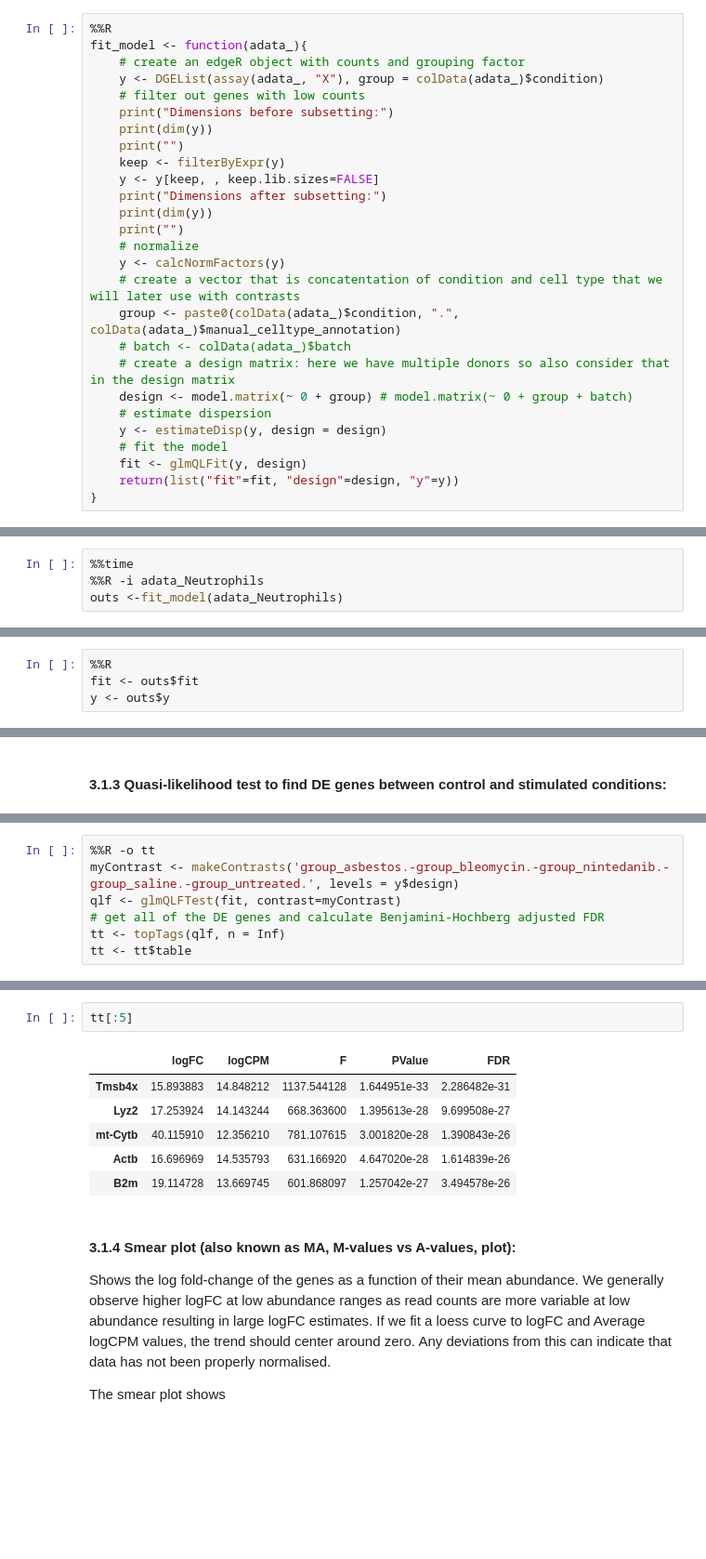
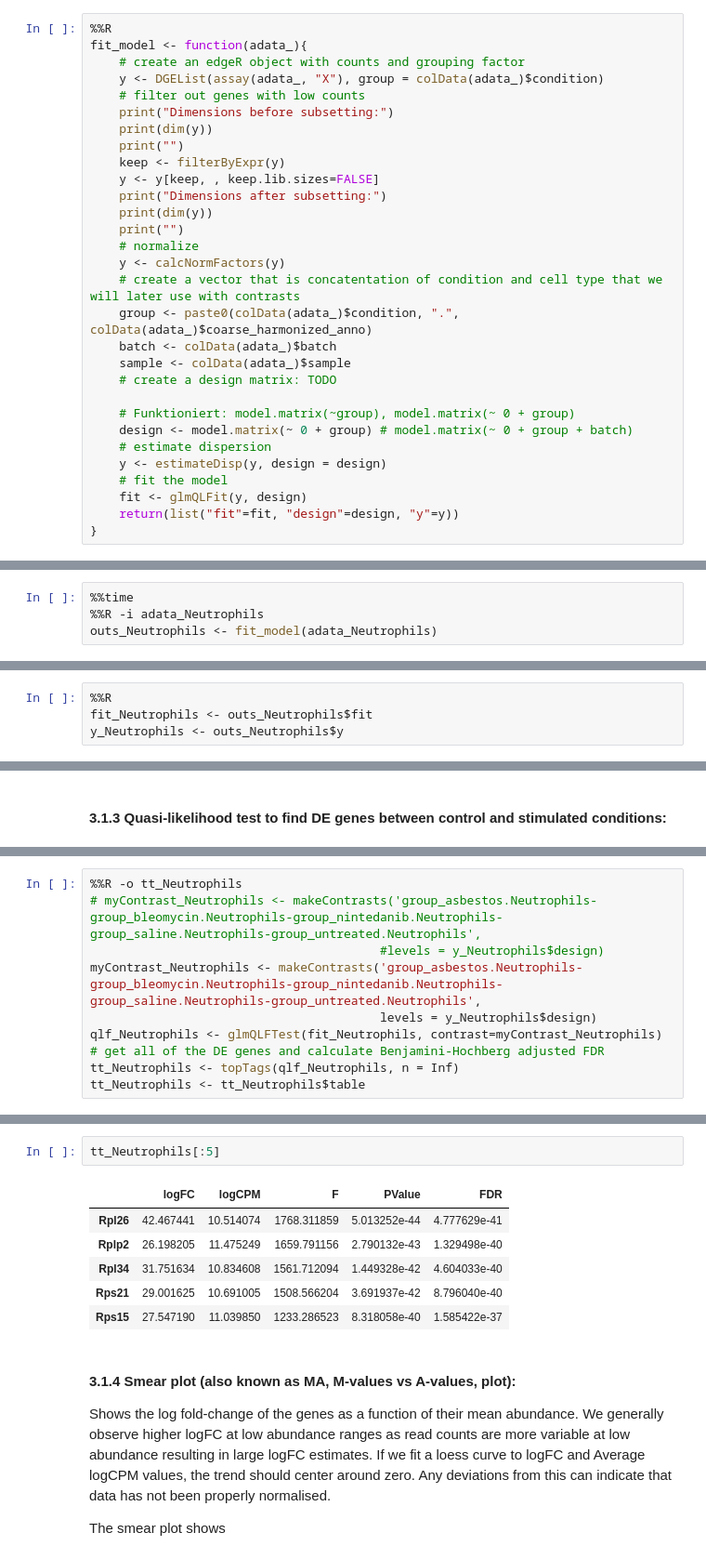
Before and after one commit to lueckenlab/masterpraktikum_fibrosis_atlas, a Jupyter notebook: notebooks/differential_gene_expression_analysis/DiffEx_edgeR_py.ipynb, the cells around one changed output, grey strips where cells are left out. Shown at 93% size. Drawn from its saved outputs; the diff is of its cells as text; blank space fills up the shorter version.

```diff
--- a/notebooks/differential_gene_expression_analysis/DiffEx_edgeR_py.ipynb
+++ b/notebooks/differential_gene_expression_analysis/DiffEx_edgeR_py.ipynb
@@ -72,9 +72,12 @@ fit_model <- function(adata_){
     # normalize
     y <- calcNormFactors(y)
     # create a vector that is concatentation of condition and cell type that we will later use with contrasts
-    group <- paste0(colData(adata_)$condition, ".", colData(adata_)$manual_celltype_annotation)
-    # batch <- colData(adata_)$batch
-    # create a design matrix: here we have multiple donors so also consider that in the design matrix
+    group <- paste0(colData(adata_)$condition, ".", colData(adata_)$coarse_harmonized_anno)
+    batch <- colData(adata_)$batch
+    sample <- colData(adata_)$sample
+    # create a design matrix: TODO
+
+    # Funktioniert: model.matrix(~group), model.matrix(~ 0 + group)
     design <- model.matrix(~ 0 + group) # model.matrix(~ 0 + group + batch)
     # estimate dispersion
     y <- estimateDisp(y, design = design)
@@ -110,7 +113,7 @@ adata_Neutrophils.obs_names = [
 # %%
 %%time
 %%R -i adata_Neutrophils
-outs <-fit_model(adata_Neutrophils)
+outs_Neutrophils <- fit_model(adata_Neutrophils)
 # %% [output]
 [1] "Dimensions before subsetting:"
 [1] 32317    43
@@ -123,7 +126,7 @@ Wall time: 430 ms
 # %%
 %%R
-fit <- outs$fit
-y <- outs$y
+fit_Neutrophils <- outs_Neutrophils$fit
+y_Neutrophils <- outs_Neutrophils$y
 # %% [markdown]
 #### 3.1.1 MDS plot:
 Since we did not enter our analysis with a prior assumption that a specific gene will be up- or downregulated, we need visualizations to make sense of the DGE results. A MDS plot allows for a high level overview.
@@ -163,8 +167,11 @@ colnames(y$design)
 # %%
-%%R -o tt
-myContrast <- makeContrasts('group_asbestos.-group_bleomycin.-group_nintedanib.-group_saline.-group_untreated.', levels = y$design)
-qlf <- glmQLFTest(fit, contrast=myContrast)
+%%R -o tt_Neutrophils
+# myContrast_Neutrophils <- makeContrasts('group_asbestos.Neutrophils-group_bleomycin.Neutrophils-group_nintedanib.Neutrophils-group_saline.Neutrophils-group_untreated.Neutrophils',
+                                        #levels = y_Neutrophils$design)
+myContrast_Neutrophils <- makeContrasts('group_asbestos.Neutrophils-group_bleomycin.Neutrophils-group_nintedanib.Neutrophils-group_saline.Neutrophils-group_untreated.Neutrophils',
+                                        levels = y_Neutrophils$design)
+qlf_Neutrophils <- glmQLFTest(fit_Neutrophils, contrast=myContrast_Neutrophils)
 # get all of the DE genes and calculate Benjamini-Hochberg adjusted FDR
-tt <- topTags(qlf, n = Inf)
-tt <- tt$table
+tt_Neutrophils <- topTags(qlf_Neutrophils, n = Inf)
+tt_Neutrophils <- tt_Neutrophils$table
 # %%
@@ -174,12 +181,12 @@ tt.shape
 # %%
-tt[:5]
+tt_Neutrophils[:5]
 # %% [output]
 |  | logFC | logCPM | F | PValue | FDR |
-| Tmsb4x | 15.893883 | 14.848212 | 1137.544128 | 1.644951e-33 | 2.286482e-31 |
-| Lyz2 | 17.253924 | 14.143244 | 668.363600 | 1.395613e-28 | 9.699508e-27 |
-| mt-Cytb | 40.115910 | 12.356210 | 781.107615 | 3.001820e-28 | 1.390843e-26 |
-| Actb | 16.696969 | 14.535793 | 631.166920 | 4.647020e-28 | 1.614839e-26 |
-| B2m | 19.114728 | 13.669745 | 601.868097 | 1.257042e-27 | 3.494578e-26 |
+| Rpl26 | 42.467441 | 10.514074 | 1768.311859 | 5.013252e-44 | 4.777629e-41 |
+| Rplp2 | 26.198205 | 11.475249 | 1659.791156 | 2.790132e-43 | 1.329498e-40 |
+| Rpl34 | 31.751634 | 10.834608 | 1561.712094 | 1.449328e-42 | 4.604033e-40 |
+| Rps21 | 29.001625 | 10.691005 | 1508.566204 | 3.691937e-42 | 8.796040e-40 |
+| Rps15 | 27.547190 | 11.039850 | 1233.286523 | 8.318058e-40 | 1.585422e-37 |
 # %% [markdown]
 #### 3.1.4 Smear plot (also known as MA, M-values vs A-values, plot):
 
```
Also changed, not shown: parts of 15 cells of this notebook, 1 other file.
